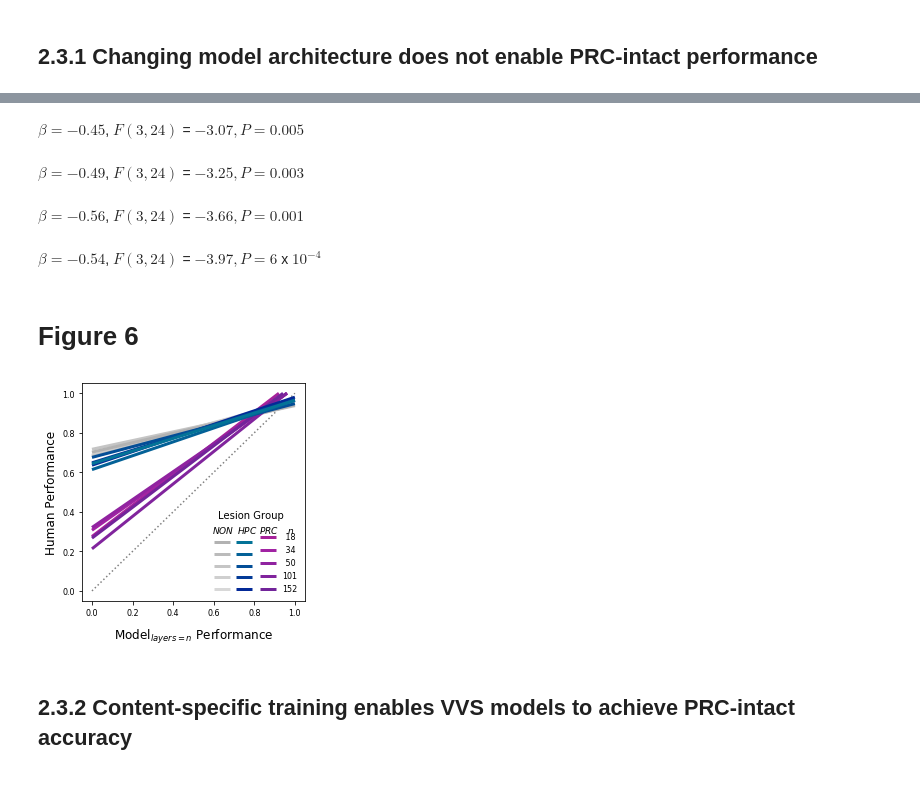
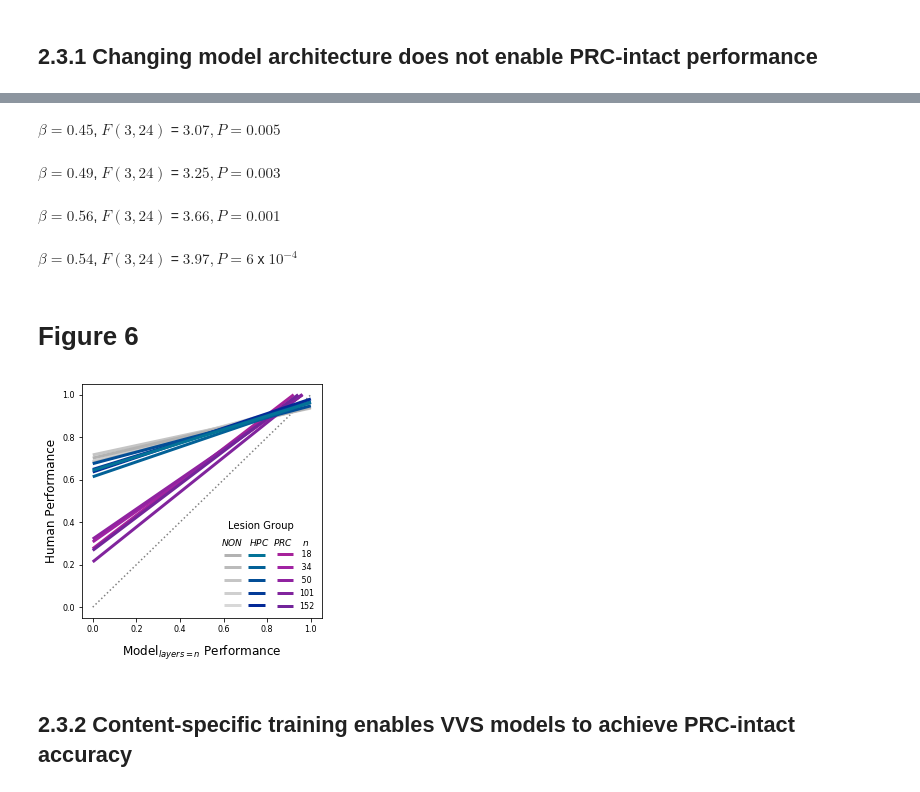
Before and after one commit to neuroailab/mtl_perception, a Jupyter notebook: summary/reporting_statistics.ipynb, the cells around one changed output, grey strips where cells are left out. Drawn from its saved outputs; the diff is of its cells as text; code cells hidden in the pictures.

```diff
--- a/summary/reporting_statistics.ipynb
+++ b/summary/reporting_statistics.ipynb
@@ -340,31 +351,27 @@ $\beta = -0.51$, $F(3, 24)$ = $-3.32, P = 0.003 $
 # %%
-_restest = smf.ols(formula = 'human ~ resnet * group', data=resnet_test[resnet_test.layers=='34']).fit()
-viz.show_model_parameters(_restest)[0]
+viz.show_model_parameters(smf.ols('human ~ resnet * group', resnet_test[resnet_test.layers=='34']).fit())[0]
 # %% [output]
-$\beta = -0.45$, $F(3, 24)$ = $-3.07, P = 0.005 $
+$\beta = 0.45$, $F(3, 24)$ = $3.07, P = 0.005 $
 # %%
-_restest = smf.ols(formula = 'human ~ resnet * group', data=resnet_test[resnet_test.layers=='50']).fit()
-viz.show_model_parameters(_restest) [0]
+viz.show_model_parameters(smf.ols('human ~ resnet * group', resnet_test[resnet_test.layers=='50']).fit())[0]
 # %% [output]
-$\beta = -0.49$, $F(3, 24)$ = $-3.25, P = 0.003 $
+$\beta = 0.49$, $F(3, 24)$ = $3.25, P = 0.003 $
 # %%
-_restest = smf.ols(formula = 'human ~ resnet * group', data=resnet_test[resnet_test.layers=='101']).fit()
-viz.show_model_parameters(_restest) [0]
+viz.show_model_parameters(smf.ols('human ~ resnet * group', resnet_test[resnet_test.layers=='101']).fit())[0]
 # %% [output]
-$\beta = -0.56$, $F(3, 24)$ = $-3.66, P = 0.001 $
+$\beta = 0.56$, $F(3, 24)$ = $3.66, P = 0.001 $
 # %%
-_restest = smf.ols(formula = 'human ~ resnet * group', data=resnet_test[resnet_test.layers=='152']).fit()
-viz.show_model_parameters(_restest) [0]
+viz.show_model_parameters(smf.ols('human ~ resnet * group', resnet_test[resnet_test.layers=='152']).fit())[0]
 # %% [output]
-$\beta = -0.54$, $F(3, 24)$ = $-3.97, P = 6 $ x $ 10 ^{-4} $
+$\beta = 0.54$, $F(3, 24)$ = $3.97, P = 6 $ x $ 10 ^{-4} $
 # %% [markdown]
 # Figure 6
 # %%
-fig = plt.figure(figsize=[4, 4])
+fig = plt.figure(figsize=[4.3, 4.3])
 ax = fig.add_subplot(111)
 viz.show_resnets(retrospective)
 # %% [output]
-[figure, old version]
+[figure, new version]
 # %% [markdown]
 ## 2.3.2 Content-specific training enables VVS models to achieve PRC-intact accuracy
 # %%
```
Also changed, not shown: parts of 125 cells of this notebook, 1 other file.
